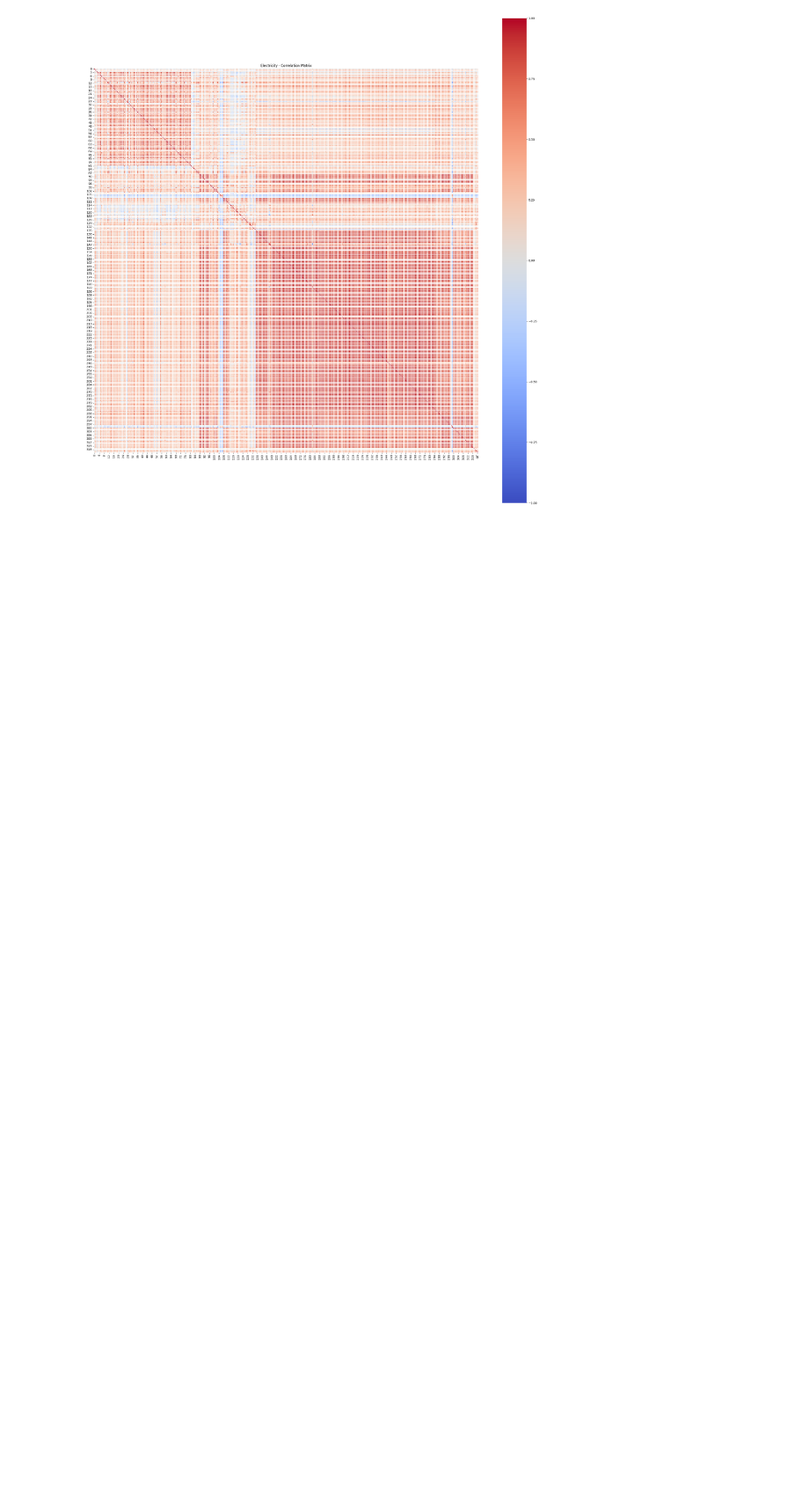
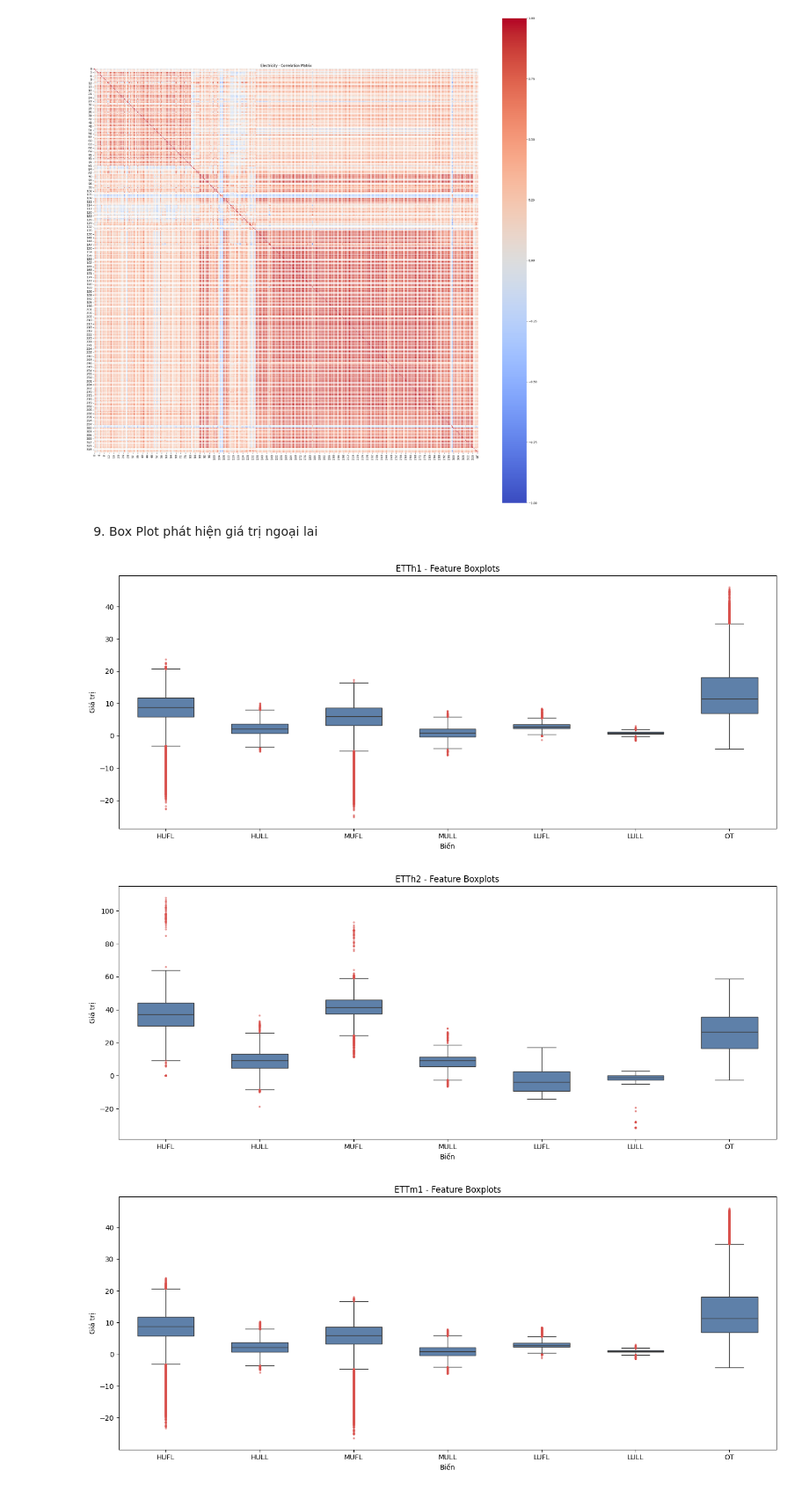
Before and after one commit to domailientb/TVCFORMER, a Jupyter notebook: experiments/dataset_exploration.ipynb, the cells around one changed output. Shown at 88% size. Saved outputs shown, nothing was run; the diff lists cells and outputs as text; code cells hidden in the pictures; blank space fills up the shorter version.

```diff
--- a/experiments/dataset_exploration.ipynb
+++ b/experiments/dataset_exploration.ipynb
@@ -600,3 +544,46 @@ for name, path in DATASETS.items():
 [figure]
 [figure]
 [figure]
+# %% [markdown]
+9. Box Plot phát hiện giá trị ngoại lai
+# %%
+for name, path in DATASETS.items():
+    if not path.exists():
+        print(f"[NOT FOUND] {name}: {path}")
+        continue
+
+    df = pd.read_csv(path)
+    numeric_cols = df.select_dtypes(include="number").columns.tolist()
+
+    if not numeric_cols:
+        print(f"{name}: Không có cột số.")
+        continue
+
+    # Chỉ chọn tối đa 8 biến để tránh biểu đồ quá dày
+    selected_cols = numeric_cols[:8]
+
+    plt.figure(figsize=(14, 6))
+
+    sns.boxplot(
+        data=df[selected_cols],
+        color="#527FB5",
+        width=0.6,
+        flierprops={
+            "marker": "o", # bd ngoại lai
+            "markersize": 2,
+            "markerfacecolor": "#D9534F",
+            "markeredgecolor": "#D9534F",
+            "alpha": 0.5
+        }
+    )
+
+    plt.title(f"{name} - Feature Boxplots")
+    plt.xlabel("Biến")
+    plt.ylabel("Giá trị")
+    plt.xticks(rotation=0)
+    plt.tight_layout()
+    plt.show()
+# %% [output]
+[figure, added]
+[figure, added]
+[figure, added]
```
Also changed, not shown: parts of 21 cells of this notebook, 28 other files.
